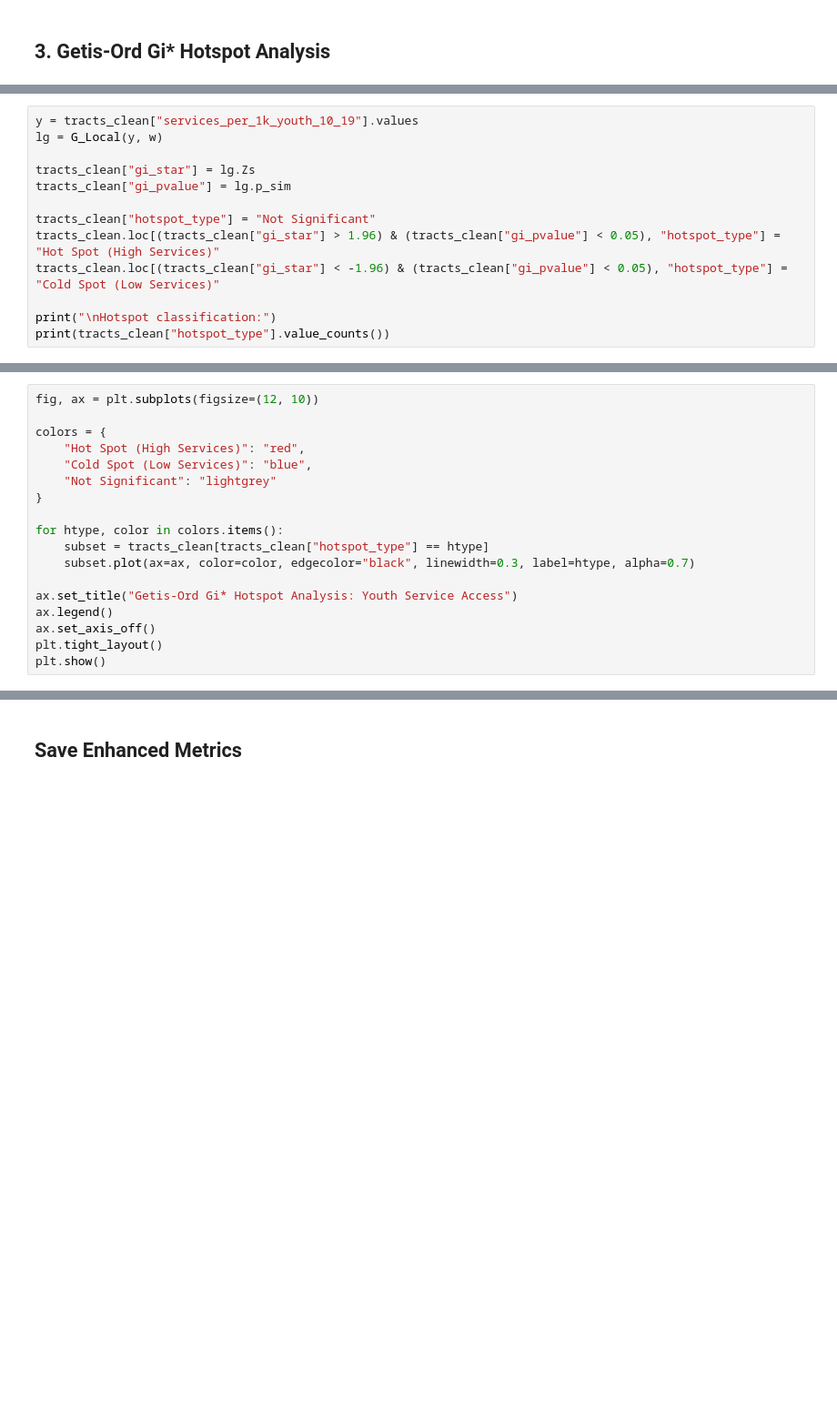
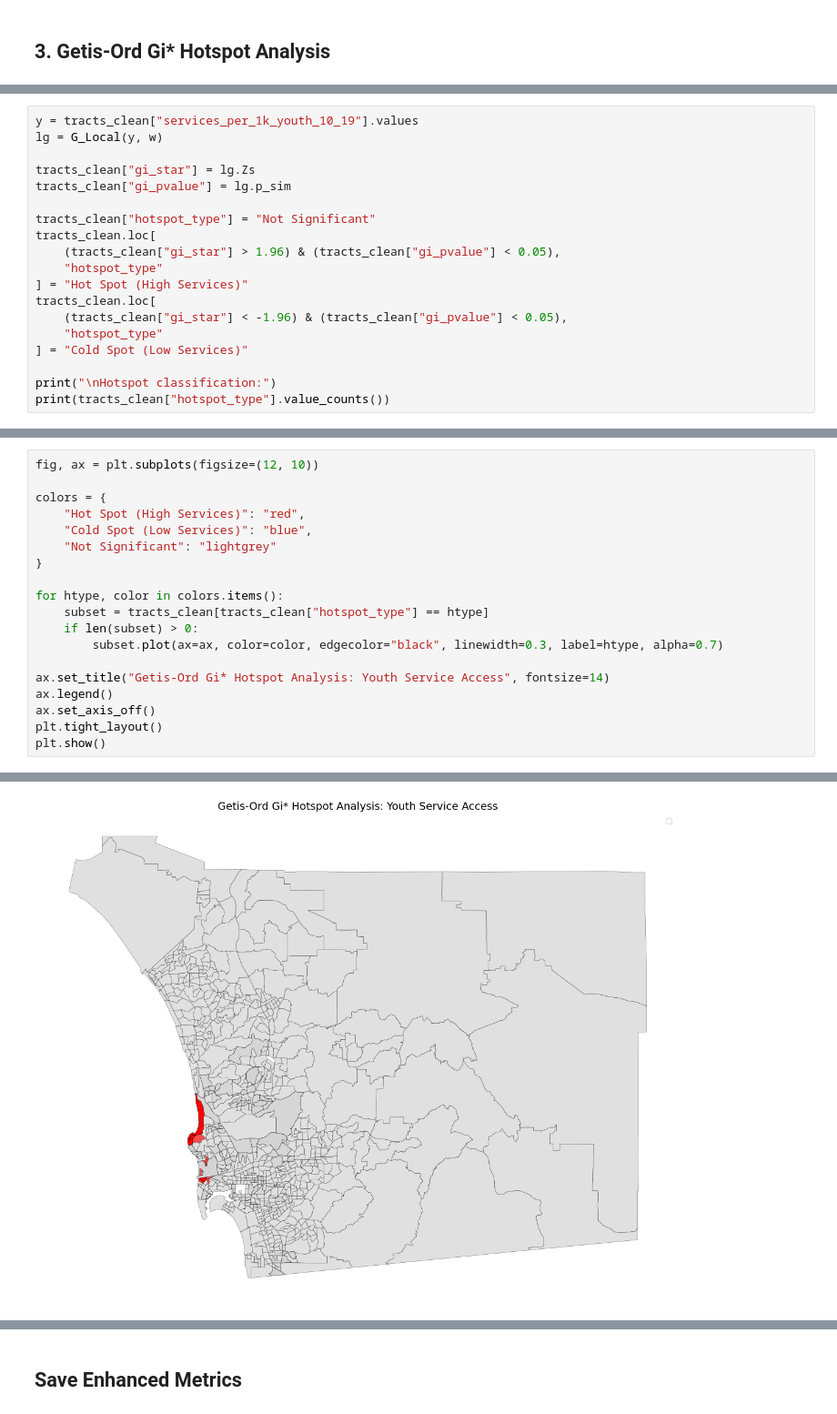
Before and after one commit to Data-Science-Alliance/Mapping-Youth-Opportunity-Deserts, a Jupyter notebook: notebooks/02_enhanced_analysis.ipynb, the cells around one changed output, grey strips where cells are left out. Shown at 91% size. Drawn from its saved outputs; the diff is of its cells as text; blank space fills up the shorter version.

```diff
--- a/notebooks/02_enhanced_analysis.ipynb
+++ b/notebooks/02_enhanced_analysis.ipynb
@@ -217,8 +266,14 @@ tracts_clean["gi_star"] = lg.Zs
 tracts_clean["gi_pvalue"] = lg.p_sim
 
 tracts_clean["hotspot_type"] = "Not Significant"
-tracts_clean.loc[(tracts_clean["gi_star"] > 1.96) & (tracts_clean["gi_pvalue"] < 0.05), "hotspot_type"] = "Hot Spot (High Services)"
-tracts_clean.loc[(tracts_clean["gi_star"] < -1.96) & (tracts_clean["gi_pvalue"] < 0.05), "hotspot_type"] = "Cold Spot (Low Services)"
+tracts_clean.loc[
+    (tracts_clean["gi_star"] > 1.96) & (tracts_clean["gi_pvalue"] < 0.05),
+    "hotspot_type"
+] = "Hot Spot (High Services)"
+tracts_clean.loc[
+    (tracts_clean["gi_star"] < -1.96) & (tracts_clean["gi_pvalue"] < 0.05),
+    "hotspot_type"
+] = "Cold Spot (Low Services)"
 
 print("\nHotspot classification:")
 print(tracts_clean["hotspot_type"].value_counts())
@@ -233,10 +294,12 @@ colors = {
 
 for htype, color in colors.items():
     subset = tracts_clean[tracts_clean["hotspot_type"] == htype]
-    subset.plot(ax=ax, color=color, edgecolor="black", linewidth=0.3, label=htype, alpha=0.7)
+    if len(subset) > 0:
+        subset.plot(ax=ax, color=color, edgecolor="black", linewidth=0.3, label=htype, alpha=0.7)
 
-ax.set_title("Getis-Ord Gi* Hotspot Analysis: Youth Service Access")
+ax.set_title("Getis-Ord Gi* Hotspot Analysis: Youth Service Access", fontsize=14)
 ax.legend()
 ax.set_axis_off()
 plt.tight_layout()
 plt.show()
+# %% [output]
@@ -243,3 +308,4 @@ plt.show()
+[figure, added]
 # %%
 cold_spots = tracts_clean[tracts_clean["hotspot_type"] == "Cold Spot (Low Services)"].copy()
 
```
Also changed, not shown: parts of 22 cells of this notebook, 5 other files.
